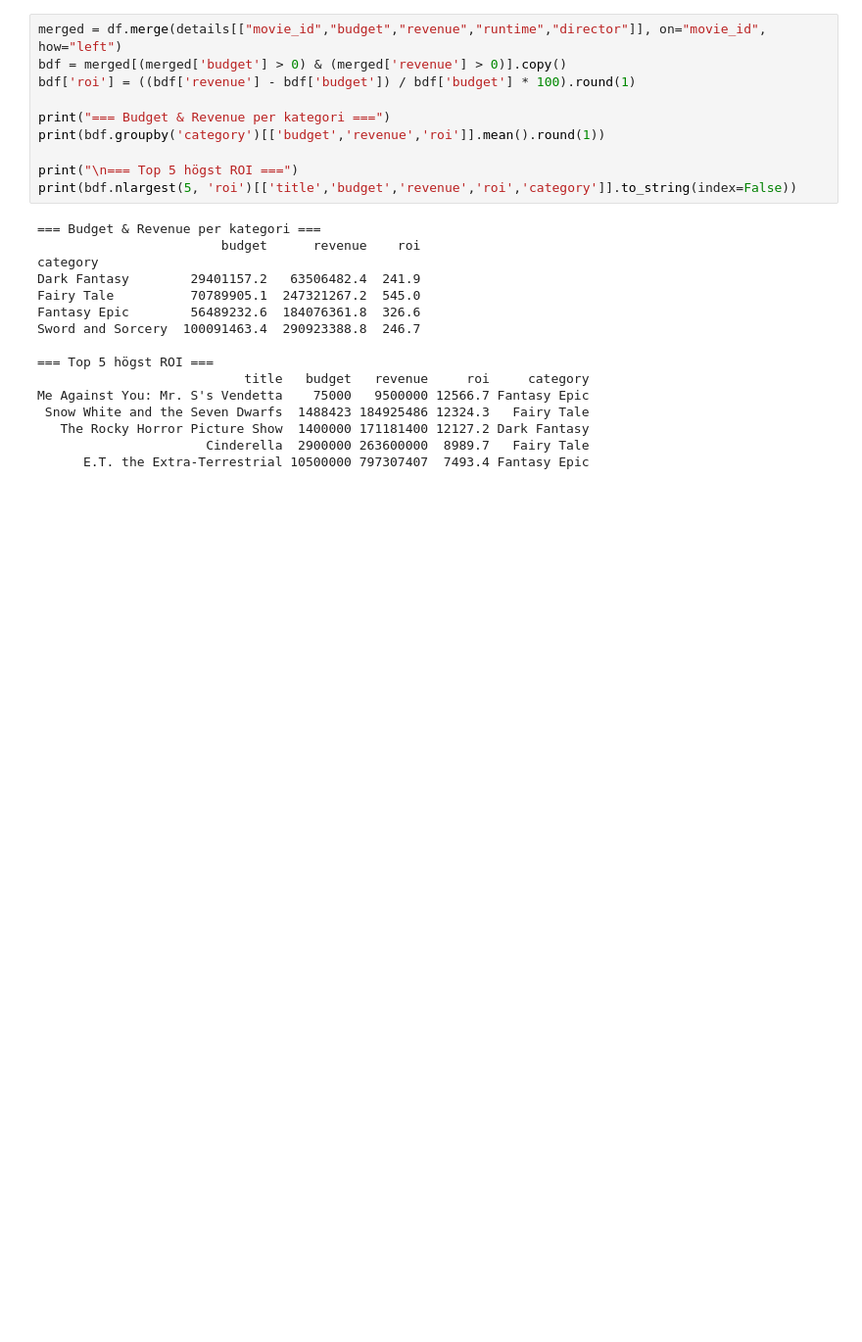
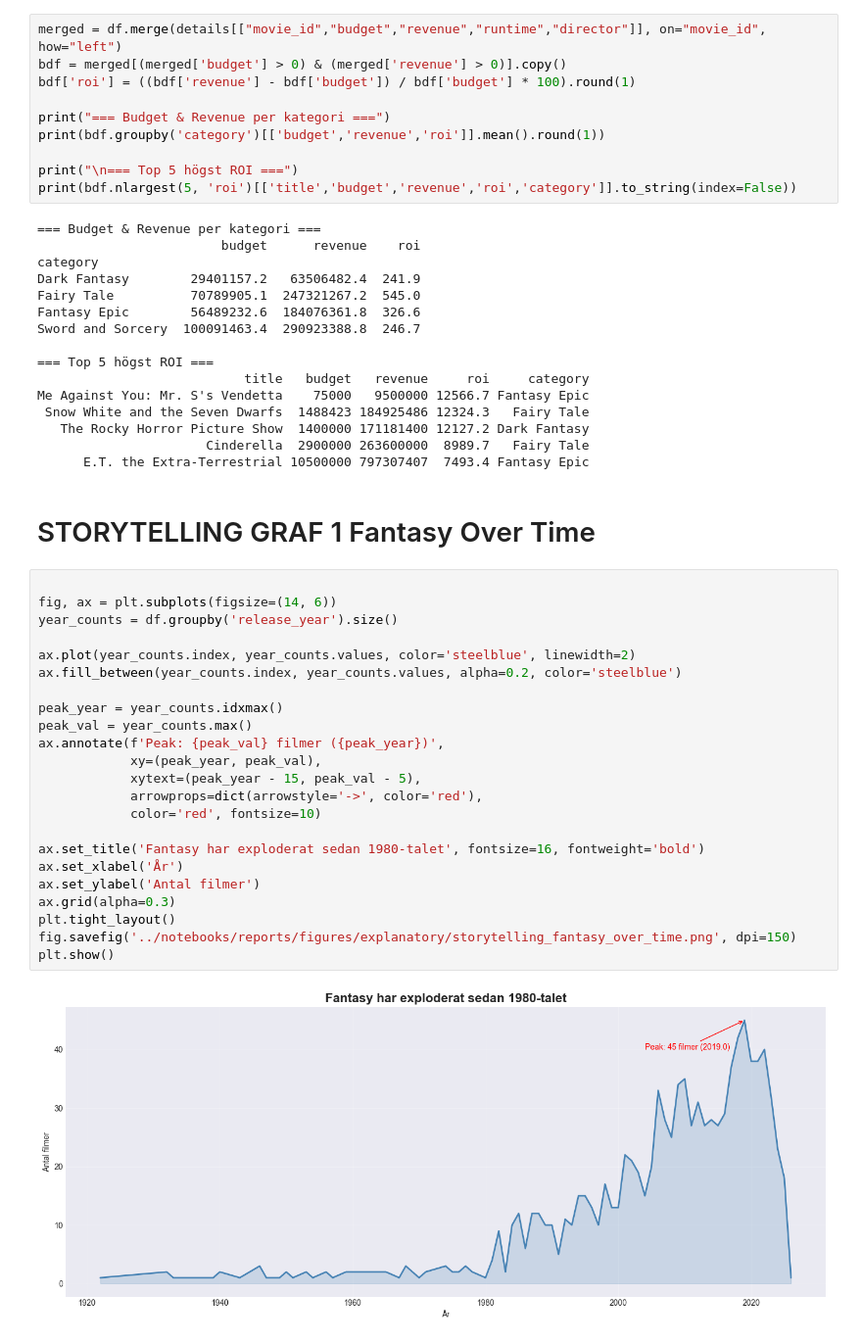
Before and after one commit to GrannyApples/Grupp7_Datavisualisering_DE_UX, a Jupyter notebook: notebooks/eda_abdulrahman.ipynb, the cells around one changed output. Shown at 98% size. Saved outputs shown, nothing was run; the diff lists cells and outputs as text; blank space fills up the shorter version.

Commit message:
feat: add storytelling graphs to EDA notebook

```diff
--- a/notebooks/eda_abdulrahman.ipynb
+++ b/notebooks/eda_abdulrahman.ipynb
@@ -694,3 +720,30 @@ Me Against You: Mr. S's Vendetta    75000   9500000 12566.7 Fantasy Epic
    The Rocky Horror Picture Show  1400000 171181400 12127.2 Dark Fantasy
                       Cinderella  2900000 263600000  8989.7   Fairy Tale
       E.T. the Extra-Terrestrial 10500000 797307407  7493.4 Fantasy Epic
+# %% [markdown]
+#  STORYTELLING GRAF 1 Fantasy Over Time
+# %%
+
+fig, ax = plt.subplots(figsize=(14, 6))
+year_counts = df.groupby('release_year').size()
+
+ax.plot(year_counts.index, year_counts.values, color='steelblue', linewidth=2)
+ax.fill_between(year_counts.index, year_counts.values, alpha=0.2, color='steelblue')
+
+peak_year = year_counts.idxmax()
+peak_val = year_counts.max()
+ax.annotate(f'Peak: {peak_val} filmer ({peak_year})',
+            xy=(peak_year, peak_val),
+            xytext=(peak_year - 15, peak_val - 5),
+            arrowprops=dict(arrowstyle='->', color='red'),
+            color='red', fontsize=10)
+
+ax.set_title('Fantasy har exploderat sedan 1980-talet', fontsize=16, fontweight='bold')
+ax.set_xlabel('År')
+ax.set_ylabel('Antal filmer')
+ax.grid(alpha=0.3)
+plt.tight_layout()
+fig.savefig('../notebooks/reports/figures/explanatory/storytelling_fantasy_over_time.png', dpi=150)
+plt.show()
+# %% [output]
+[figure, added]
```
Also changed, not shown: parts of 4 cells of this notebook, 2 other files.
